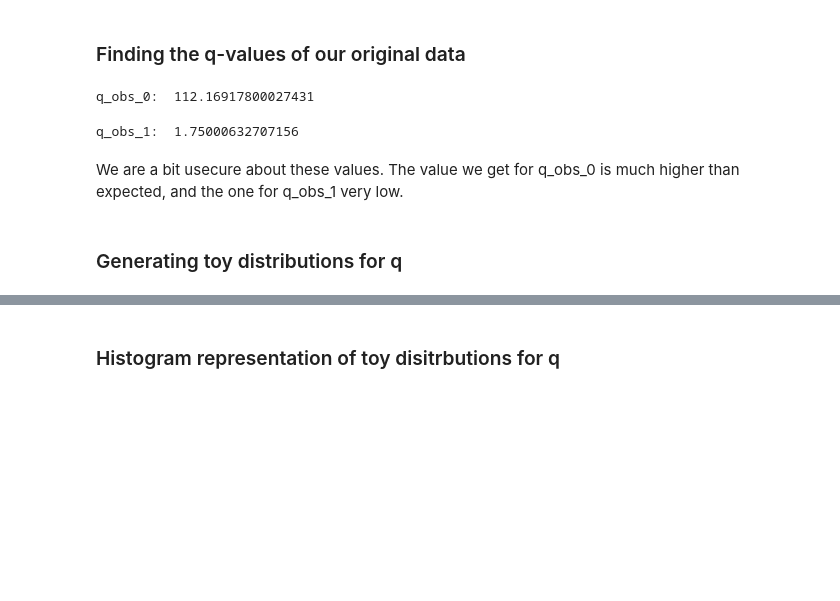
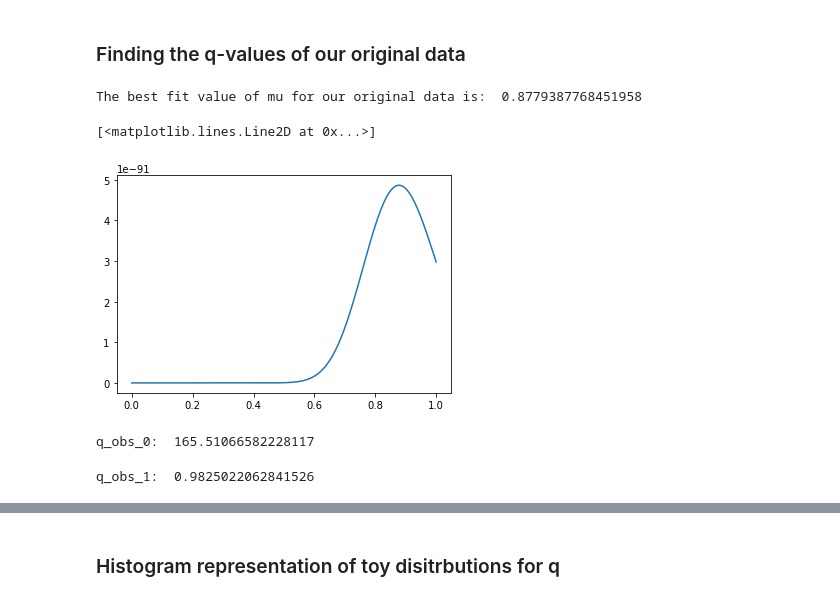
Before and after one commit to emabaci/LCP-mod.-B, a Jupyter notebook: final_project/Statistichal part.ipynb, the cells around one changed output, grey strips where cells are left out. Drawn from its saved outputs; the diff is of its cells as text; code cells hidden in the pictures; blank space fills up the shorter version.

```diff
--- a/final_project/Statistichal part.ipynb
+++ b/final_project/Statistichal part.ipynb
@@ -51,9 +55,11 @@ import pyhf
 # %% [markdown]
 ### Uploading data
 # %%
-#Uploading counts from data
-sim_signal_counts = np.load(r'C:\Users\vesle\Desktop\Even_longer\signal.npy')
-sim_background_counts = np.load(r'C:\Users\vesle\Desktop\Even_longer\background.npy')
-true_counts = np.load(r'C:\Users\vesle\Desktop\Even_longer\true.npy')
+# Uploading counts from data
+# considering only m>100 GeV
+sim_signal_counts = np.load(r'signal_counts.npy')[9:,]
+sim_background_counts = np.load(r'background_counts.npy')[9:,]
+true_counts = np.load(r'true_counts.npy')[9:,]
 #bins_data = np.load(r'C:\Users\vesle\Desktop\data\bins.npy')
+# \Users\vesle\Desktop\Even_longer\
 # %%
@@ -88,18 +97,40 @@ def q_func(mu_1,mu_2,s,b,t,func=log_likelyhood):
 # %% [markdown]
 ### Finding the q-values of our original data
+# %%
+# Finding mu that maximize the likelihood function in [0,1]
+# Want to optimize mu with regards to the likelihood function
+# Can use scipy.optimize.minimize to find the minimum
+
+fun = lambda mu: -log_likelihood(mu,sim_signal_counts,sim_background_counts,true_counts)
+mu_opt = sp.optimize.minimize(fun,0.5,bounds=((0,1),))
+mu_max = mu_opt["x"][0]
+print("The best fit value of mu for our original data is: ",mu_max)
+
+mu = np.linspace(0, 1, 3001)
+likelihood_val = []
+for i in mu:
+    x = log_likelihood(i, sim_signal_counts,
+                          sim_background_counts,
+                          true_counts)
+    likelihood_val.append(np.exp(x))
+
+plt.plot(mu, likelihood_val)
+
+#mu_max = mu[likelihood_val.index(max(likelihood_val))]
+#print('Maximum likelihood estimator for mu:', mu_max)
+# %% [output]
+The best fit value of mu for our original data is:  0.8779387768451958
+[<matplotlib.lines.Line2D at 0x...>]
+[figure, added]
 # %%
-#Finding q0_obs - This value is too big?
-q_obs_0 = q_func(0,1,sim_signal_counts,sim_background_counts,true_counts)
+# Finding q0_obs as ratio of Likelihood-functions with mu = 0 and mu = best fit
+q_obs_0 = q_tilde_mu(0,mu_max,sim_signal_counts,sim_background_counts,true_counts)
 print("q_obs_0: ",q_obs_0)
 # %% [output]
-q_obs_0:  112.16917800027431
+q_obs_0:  165.51066582228117
 # %%
-#Ratio of Likelyhood-functions with mu = 1 and mu = best fit
-q_obs_1 = q_func(1,0.8363411119510583,sim_signal_counts,sim_background_counts,true_counts)
+# Ratio of Likelyhood-functions with mu = 1 and mu = best fit
+q_obs_1 = q_tilde_mu(1,mu_max,sim_signal_counts,sim_background_counts,true_counts)
 print("q_obs_1: ",q_obs_1)
 # %% [output]
-q_obs_1:  1.75000632707156
+q_obs_1:  0.9825022062841526
-# %% [markdown]
-We are a bit usecure about these values. The value we get for q_obs_0 is much higher than expected, and the one for q_obs_1 very low.
-# %% [markdown]
-### Generating toy distributions for q
```
Also changed, not shown: parts of 40 cells of this notebook.
